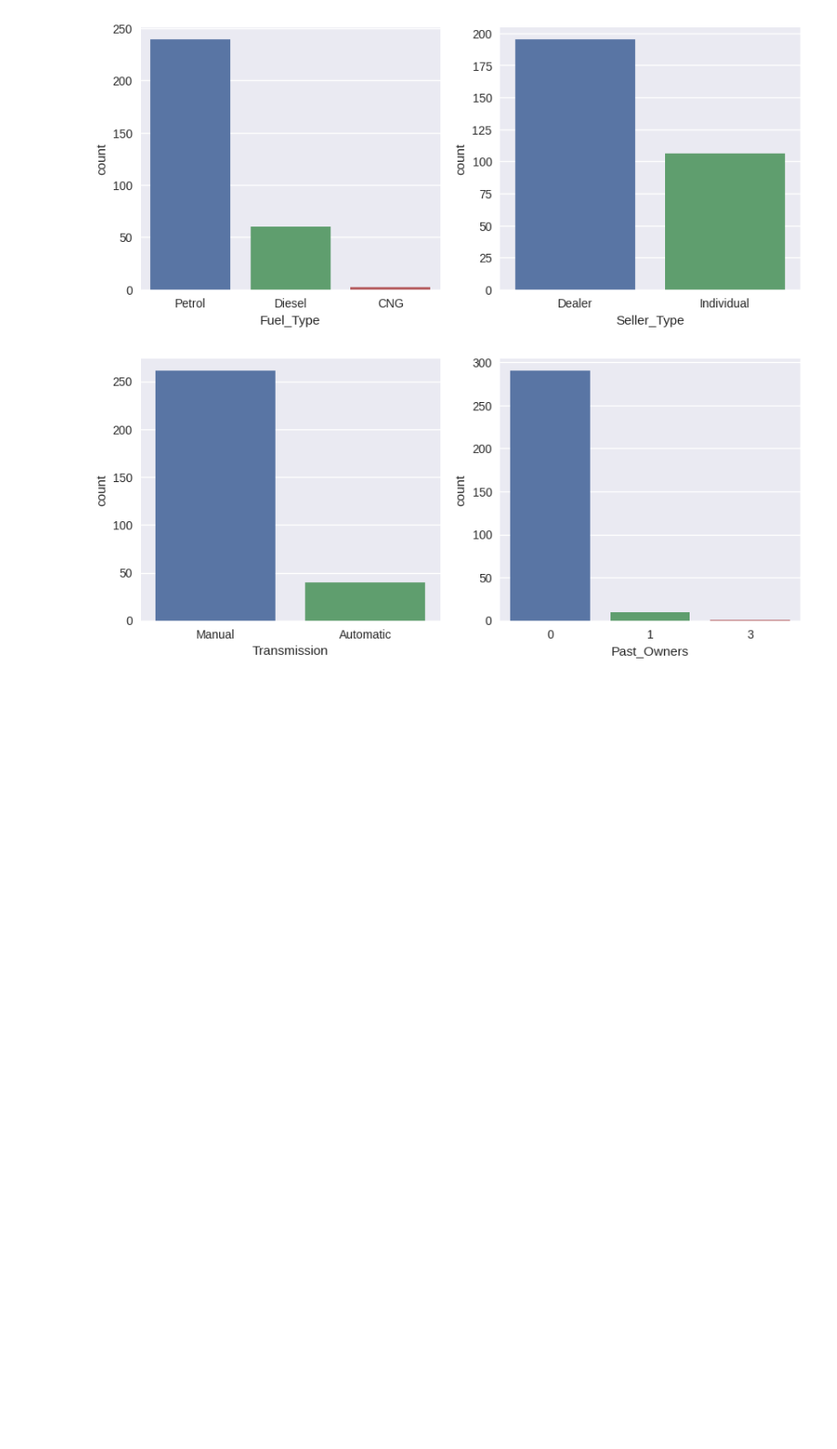
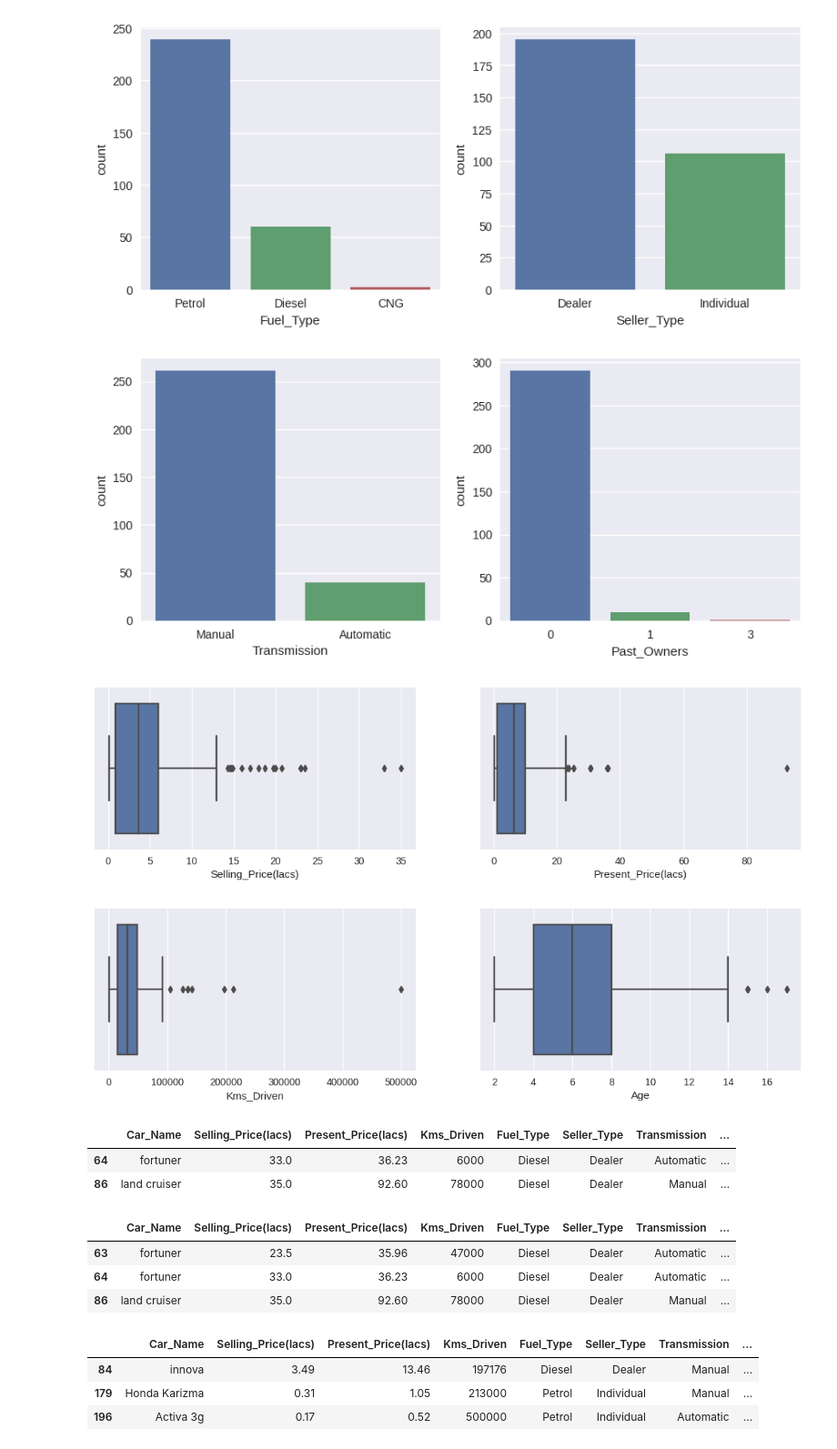
Before and after one commit to raakanaka/Learn-Machine-Learning, a Jupyter notebook: Car_Prediction_Kaggel.ipynb, the cells around one changed output. Shown at 91% size. Saved outputs shown, nothing was run; the diff lists cells and outputs as text; code cells hidden in the pictures; blank space fills up the shorter version.

```diff
--- a/Car_Prediction_Kaggel.ipynb
+++ b/Car_Prediction_Kaggel.ipynb
@@ -105,3 +105,46 @@ while i < 4:
 # %% [output]
 [figure]
 [figure]
+# %%
+num_cols = ['Selling_Price(lacs)','Present_Price(lacs)','Kms_Driven','Age']
+i=0
+while i < 4:
+  fig = plt.figure(figsize=[13,3])
+  #ax1 = fig.add_subplot(121)
+  #ax2 = fig.add_subplot(122)
+
+  #ax1.title.set_text(num_cols[i])
+  plt.subplot(1,2,1)
+  sns.boxplot(x=num_cols[i], data=df_main)
+  i += 1
+
+  #ax2.title.set_text(num_cols[i])
+
+  plt.subplot(1,2,2)
+  sns.boxplot(x=num_cols[i], data=df_main)
+  i += 1
+
+  plt.show()
+# %% [output]
+[figure, added]
+[figure, added]
+# %%
+df_main[df_main['Present_Price(lacs)'] > df_main['Present_Price(lacs)'].quantile(0.99)]
+# %% [output]
+|  | Car_Name | Selling_Price(lacs) | Present_Price(lacs) | Kms_Driven | Fuel_Type | Seller_Type | Transmission | ... |
+| 64 | fortuner | 33.0 | 36.23 | 6000 | Diesel | Dealer | Automatic | ... |
+| 86 | land cruiser | 35.0 | 92.60 | 78000 | Diesel | Dealer | Manual | ... |
+# %%
+df_main[df_main['Selling_Price(lacs)'] > df_main['Selling_Price(lacs)'].quantile(0.99)]
+# %% [output]
+|  | Car_Name | Selling_Price(lacs) | Present_Price(lacs) | Kms_Driven | Fuel_Type | Seller_Type | Transmission | ... |
+| 63 | fortuner | 23.5 | 35.96 | 47000 | Diesel | Dealer | Automatic | ... |
+| 64 | fortuner | 33.0 | 36.23 | 6000 | Diesel | Dealer | Automatic | ... |
+| 86 | land cruiser | 35.0 | 92.60 | 78000 | Diesel | Dealer | Manual | ... |
+# %%
+df_main[df_main['Kms_Driven'] > df_main['Kms_Driven'].quantile(0.99)]
+# %% [output]
+|  | Car_Name | Selling_Price(lacs) | Present_Price(lacs) | Kms_Driven | Fuel_Type | Seller_Type | Transmission | ... |
+| 84 | innova | 3.49 | 13.46 | 197176 | Diesel | Dealer | Manual | ... |
+| 179 | Honda Karizma | 0.31 | 1.05 | 213000 | Petrol | Individual | Manual | ... |
+| 196 | Activa 3g | 0.17 | 0.52 | 500000 | Petrol | Individual | Automatic | ... |
```
Also changed, not shown: parts of 4 cells of this notebook.
